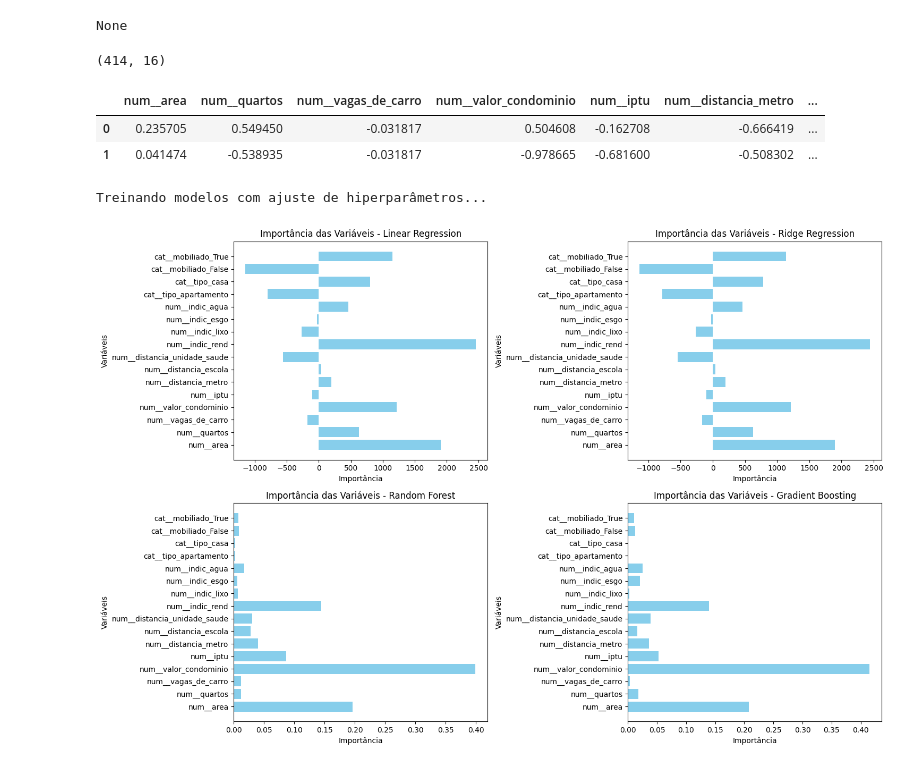
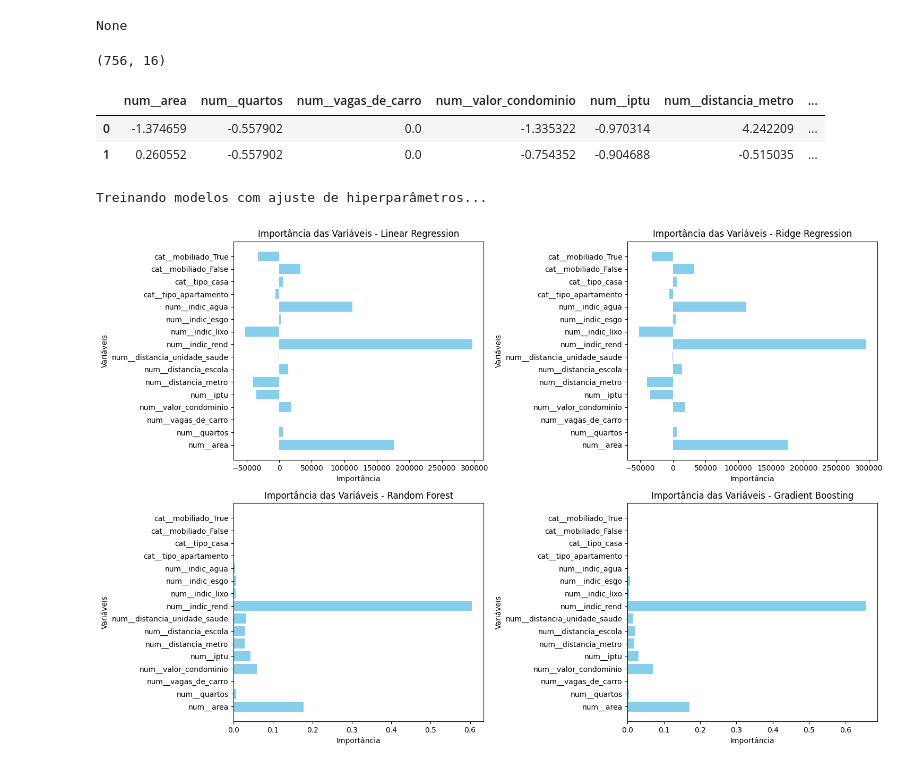
Before and after one commit to viniciusvianavieira/zap-imoveis-scraping-prediction, a Jupyter notebook: 4V - Predição-Zap-Imóveis-Vendas.ipynb, the cells around one changed output. Cells and saved outputs as stored; diff of their text form; code cells hidden in the pictures.

Commit message:
data att

```diff
--- a/4V - Predição-Zap-Imóveis-Vendas.ipynb
+++ b/4V - Predição-Zap-Imóveis-Vendas.ipynb
@@ -88,20 +89,17 @@ preprocessor = ColumnTransformer(
         ('cat', OneHotEncoder(handle_unknown='ignore'), colunas_categoricas + colunas_booleanas)
     ])
 
-# Aplicar o pré-processador nos dados de treino e teste
-X_train, X_test, y_train, y_test = train_test_split(X, y, test_size=0.2, random_state=42)
-X_train_scaled = preprocessor.fit_transform(X_train)
-X_test_scaled = preprocessor.transform(X_test)
+X_scaled = preprocessor.fit_transform(X)
 # %%
-X_train_scaled_df = pd.DataFrame(X_train_scaled, columns=preprocessor.get_feature_names_out())
+X_scaled_df = pd.DataFrame(X_scaled, columns=preprocessor.get_feature_names_out())
 pd.set_option('display.max_columns', None)
-print(X_train_scaled_df.shape)
-display(X_train_scaled_df.head(2))
+print(X_scaled_df.shape)
+display(X_scaled_df.head(2))
 # %% [output]
-(414, 16)
+(756, 16)
 |  | num__area | num__quartos | num__vagas_de_carro | num__valor_condominio | num__iptu | num__distancia_metro | ... |
-| 0 | 0.235705 | 0.549450 | -0.031817 | 0.504608 | -0.162708 | -0.666419 | ... |
-| 1 | 0.041474 | -0.538935 | -0.031817 | -0.978665 | -0.681600 | -0.508302 | ... |
+| 0 | -1.374659 | -0.557902 | 0.0 | -1.335322 | -0.970314 | 4.242209 | ... |
+| 1 | 0.260552 | -0.557902 | 0.0 | -0.754352 | -0.904688 | -0.515035 | ... |
 # %%
 parametros = {
     "Linear Regression": {},  # Sem hiperparâmetros para ajustar
@@ -129,17 +127,24 @@ modelos = {
     "Gradient Boosting": GradientBoostingRegressor(random_state=42)
 }
 
+def mean_absolute_percentage_error(y_true, y_pred):
+    y_true, y_pred = np.array(y_true), np.array(y_pred)
+    return np.mean(np.abs((y_true - y_pred) / y_true)) * 100
+
 
 scoring = {
     'MAE': make_scorer(mean_absolute_error, greater_is_better=False),
     'RMSE': make_scorer(lambda y, y_pred: np.sqrt(mean_squared_error(y, y_pred)), greater_is_better=False),
+    'MAPE': make_scorer(mean_absolute_percentage_error, greater_is_better=False),
     'R²': make_scorer(r2_score)
 }
 # %%
+lista_com_resultados = []
 resultados_modelos = {}
 
 print("Treinando modelos com ajuste de hiperparâmetros...\n")
-for nome, modelo in modelos.items():
+
+for nome, modelo in tqdm(modelos.items(), desc="Modelos treinados"):
     # Criar o pipeline
     pipeline = Pipeline([
         #('preprocessor', preprocessor),  # Pré-processador
@@ -152,13 +157,17 @@ for nome, modelo in modelos.items():
             pipeline,
             param_grid=parametros[nome],
             cv=5,
-            scoring='neg_mean_absolute_error',  # Métrica principal
+            scoring={"MAE":"neg_mean_absolute_error",
+                     "RMSE":"neg_root_mean_squared_error",
+                     "MAPE": "neg_mean_absolute_percentage_error",
+                     "R²":"r2"},  # Métrica principal
+            refit="MAE",
             n_jobs=-1,
             return_train_score=True
         )
-
         # Treinar o modelo
-        grid_search.fit(X_train_scaled, y_train)
+        grid_search.fit(X_scaled, y)
+        lista_com_resultados.append({f"{modelo}" : grid_search.cv_results_})
 
         # Melhor modelo e desempenho
         melhor_modelo = grid_search.best_estimator_
@@ -166,22 +175,23 @@ for nome, modelo in modelos.items():
         melhor_mae = -grid_search.best_score_  # Negativo porque usamos 'neg_mean_absolute_error'
     else:
         # Para modelos sem hiperparâmetros (como Linear Regression)
-        pipeline.fit(X_train_scaled, y_train)
+        pipeline.fit(X_scaled, y)
         melhor_modelo = pipeline
         melhor_params = "Sem ajuste de hiperparâmetros"
         melhor_mae = "Não aplicável"
 
     # Executar validação cruzada com o melhor modelo
     resultados_cv = cross_validate(
-        melhor_modelo, X_train_scaled, y_train, cv=5, scoring=scoring, return_train_score=False, n_jobs=-1
+        melhor_modelo, X_scaled, y, cv=5, scoring=scoring, return_train_score=False, n_jobs=-1
     )
 
     # Armazenar os resultados
     resultados_modelos[nome] = {
         'Melhores Parâmetros': melhor_params,
-        'MAE': -resultados_cv['test_MAE'].mean(),
-        'RMSE': -resultados_cv['test_RMSE'].mean(),
-        'R²': resultados_cv['test_R²'].mean()
+        'MAE': -resultados_cv.get('test_MAE', np.array(0)).mean(),
+        'MAPE': -resultados_cv.get('test_MAPE', np.array(0)).mean(),
+        'RMSE': -resultados_cv.get('test_RMSE', np.array(0)).mean(),
+        'R²': resultados_cv.get('test_R²', np.array(0)).mean()
     }
 # %% [output]
 Treinando modelos com ajuste de hiperparâmetros...
@@ -196,39 +206,39 @@ num_linhas = (num_modelos + 1) // num_colunas  # Calculando as linhas para acomo
 
 # Criar a figura e os subgráficos
 plt.figure(figsize=(15, 5 * num_linhas))
 
 for i, (nome, modelo) in enumerate(modelos.items()):
     plt.subplot(num_linhas, num_colunas, i + 1)
 
-    modelo_treinado = modelo.fit(X_train_scaled_df, y_train)
+    modelo_treinado = modelo.fit(X_scaled_df, y)
 
     if nome in ["Linear Regression", "Ridge Regression"]:
         importancias = modelo_treinado.coef_
     elif nome in ["Random Forest", "Gradient Boosting"]:
         importancias = modelo_treinado.feature_importances_
     else:
         resultado_permutation = permutation_importance(
-            modelo_treinado, X_train_scaled_df, y_train, n_repeats=10, random_state=42
+            modelo_treinado, X_scaled_df, y, n_repeats=10, random_state=42
         )
         importancias = resultado_permutation.importances_mean
 
     # Verificar alinhamento das dimensões
-    if len(importancias) != len(X_train_scaled_df.columns):
+    if len(importancias) != len(X_scaled_df.columns):
         raise ValueError(
             f"Modelo {nome}: número de importâncias ({len(importancias)}) "
-            f"diferente do número de colunas em X ({len(X_train_scaled_df.columns)})."
+            f"diferente do número de colunas em X ({len(X_scaled_df.columns)})."
         )
 
     # Plotar a importância das variáveis
-    plt.barh(X_train_scaled_df.columns, importancias, color='skyblue')
+    plt.barh(X_scaled_df.columns, importancias, color='skyblue')
     plt.title(f'Importância das Variáveis - {nome}')
     plt.xlabel('Importância')
     plt.ylabel('Variáveis')
 
 plt.tight_layout()
 plt.show()
 # %% [output]
-[figure, old version]
+[figure, new version]
 # %%
 # Exibir os resultados
 print("Resultados da validação cruzada com ajuste de hiperparâmetros:\n")
```
Also changed, not shown: parts of 5 cells of this notebook, 3 other files.
